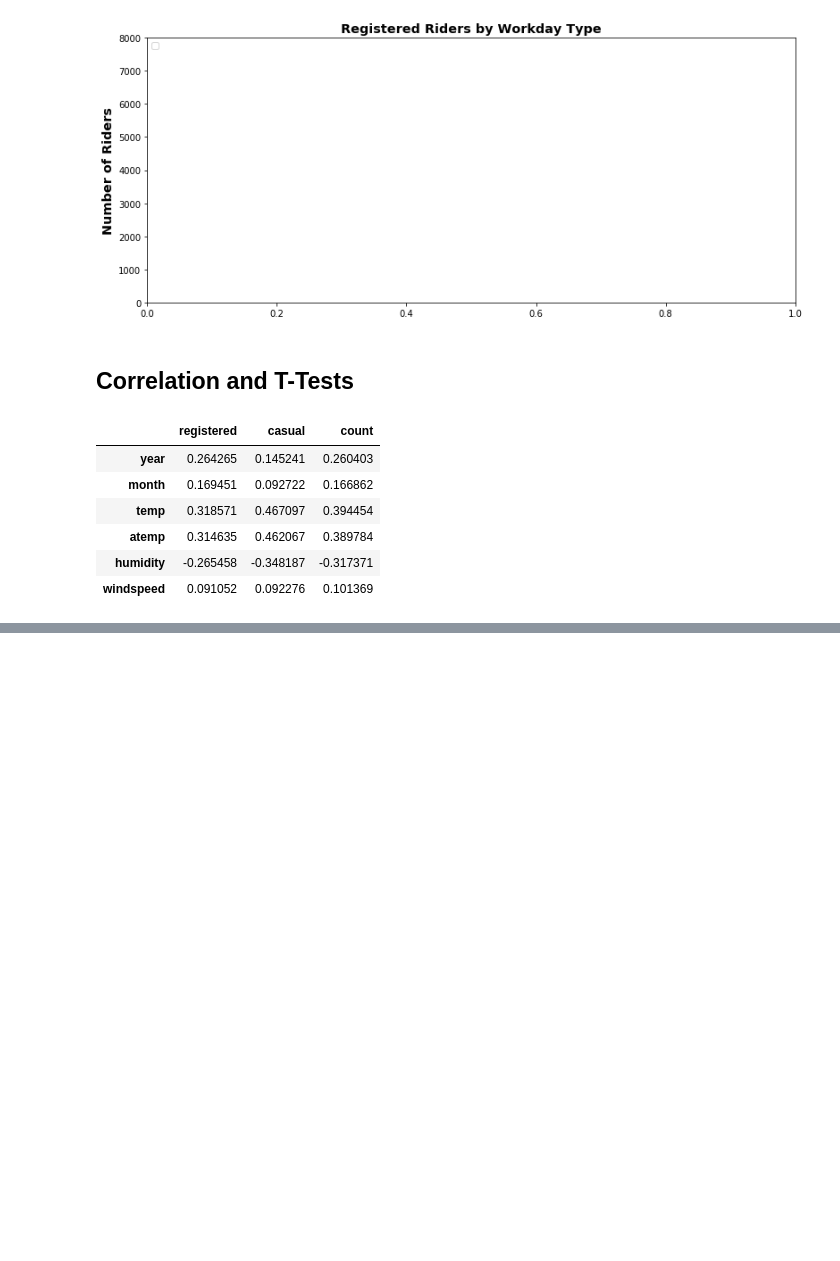
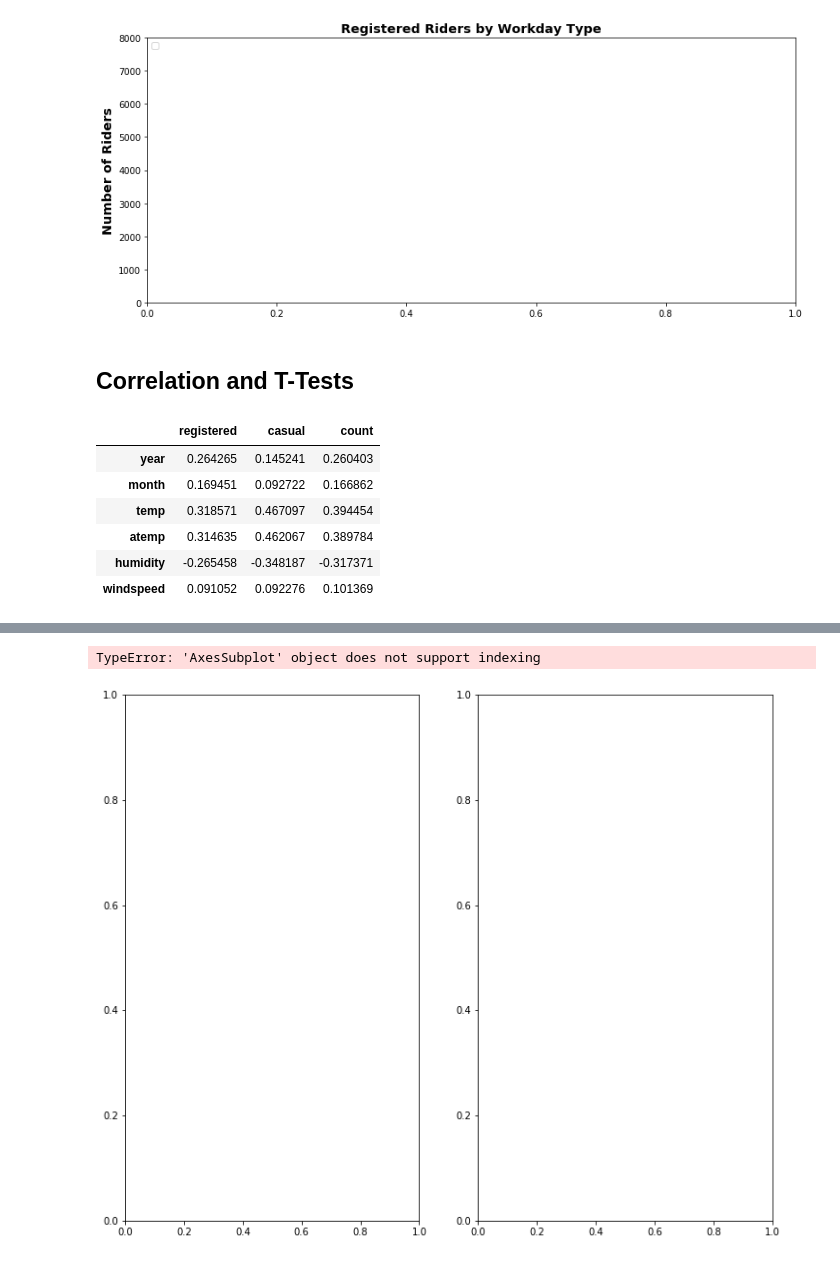
Before and after one commit to heemokyim/dsschool-study-notebook, a Jupyter notebook: 3rd-week-bike-sharing-demand/bike-sharing-demand-visualize.ipynb, the cells around one changed output, grey strips where cells are left out. Cells and saved outputs as stored; diff of their text form; code cells hidden in the pictures; blank space fills up the shorter version.

```diff
--- a/3rd-week-bike-sharing-demand/bike-sharing-demand-visualize.ipynb
+++ b/3rd-week-bike-sharing-demand/bike-sharing-demand-visualize.ipynb
@@ -270,0 +319,9 @@ df.corr()[cols].loc[rows]
+# %%
+# 데이터 분포도를 파악
+figure, ax = plt.subplots(ncols=2)
+figure.set_size_inches(12, 10)
+sns.distplot(df["count"], ax=ax1)
+stats.probplot(df["count"], dist="norm", fit=True, plot=ax2)
+# %% [output]
+TypeError: 'AxesSubplot' object does not support indexing
+[figure, added]
```
Also changed, not shown: parts of 6 cells of this notebook.
